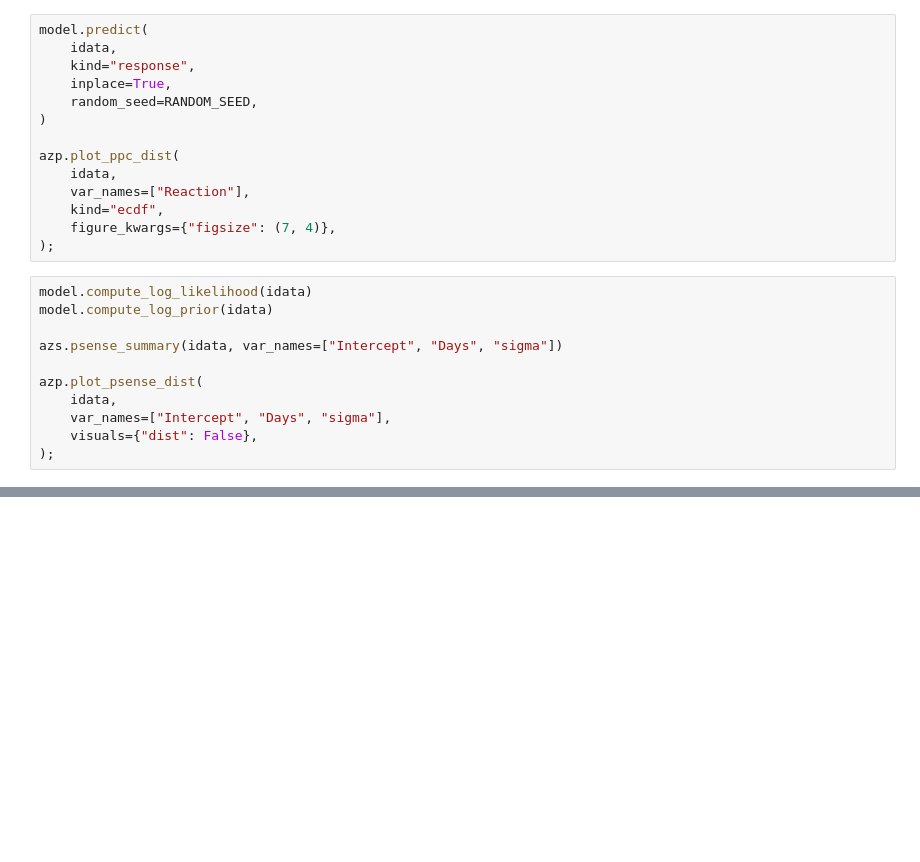
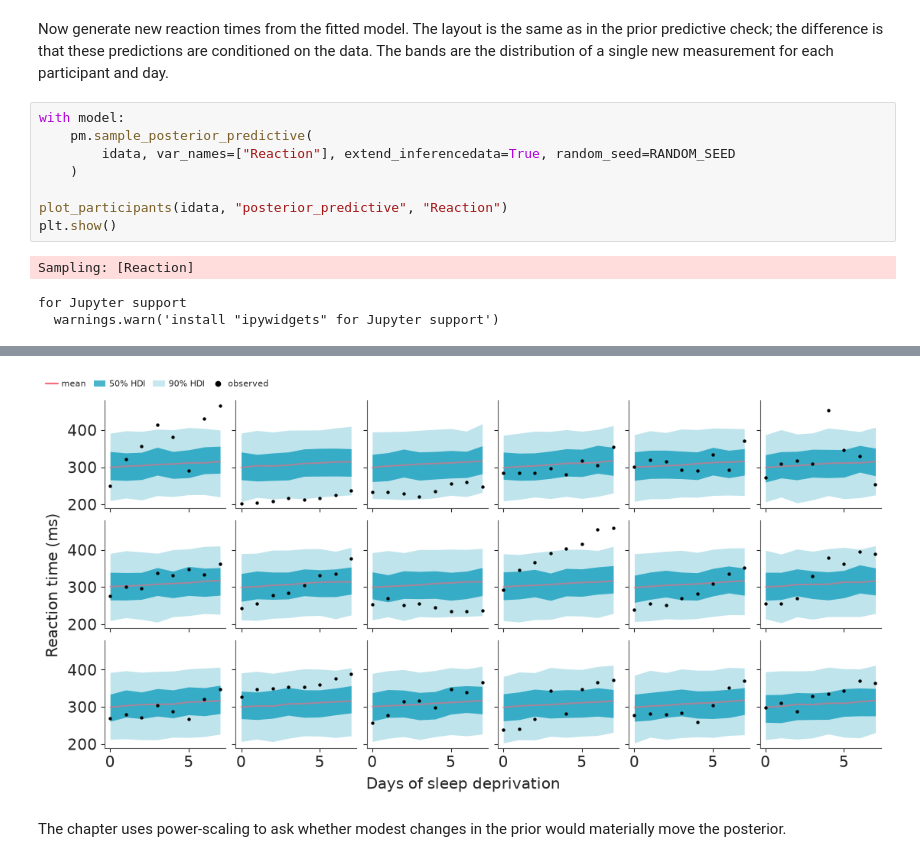
Before and after one commit to opherdonchin/BayesShortCourse, a Jupyter notebook: sleep/solved/02_informative_slope_prior.ipynb, the cells around one changed output, grey strips where cells are left out. Cells and saved outputs as stored; diff of their text form; blank space fills up the shorter version.

```diff
--- a/sleep/solved/02_informative_slope_prior.ipynb
+++ b/sleep/solved/02_informative_slope_prior.ipynb
@@ -108,27 +224,16 @@ bmb.interpret.plot_predictions(
 
 Does the informative slope prior materially change the model’s predictions, or mainly its estimate of the deprivation slope?
-# %%
-model.predict(
-    idata,
-    kind="response",
-    inplace=True,
-    random_seed=RANDOM_SEED,
-)
-
-azp.plot_ppc_dist(
-    idata,
-    var_names=["Reaction"],
-    kind="ecdf",
-    figure_kwargs={"figsize": (7, 4)},
-);
-# %%
-model.compute_log_likelihood(idata)
-model.compute_log_prior(idata)
-
-azs.psense_summary(idata, var_names=["Intercept", "Days", "sigma"])
-
-azp.plot_psense_dist(
-    idata,
-    var_names=["Intercept", "Days", "sigma"],
-    visuals={"dist": False},
-);
+# %% [markdown]
+Now generate new reaction times from the fitted model. The layout is the same as in the prior predictive check; the difference is that these predictions are conditioned on the data. The bands are the distribution of a single new measurement for each participant and day.
+# %%
+with model:
+    pm.sample_posterior_predictive(
+        idata, var_names=["Reaction"], extend_inferencedata=True, random_seed=RANDOM_SEED
+    )
+
+plot_participants(idata, "posterior_predictive", "Reaction")
+plt.show()
+# %% [output]
+Sampling: [Reaction]
+for Jupyter support
+  warnings.warn('install "ipywidgets" for Jupyter support')
@@ -134,0 +241,3 @@ azp.plot_psense_dist(
+[figure, added]
+# %% [markdown]
+The chapter uses power-scaling to ask whether modest changes in the prior would materially move the posterior.
```
Also changed, not shown: parts of 27 cells of this notebook.
